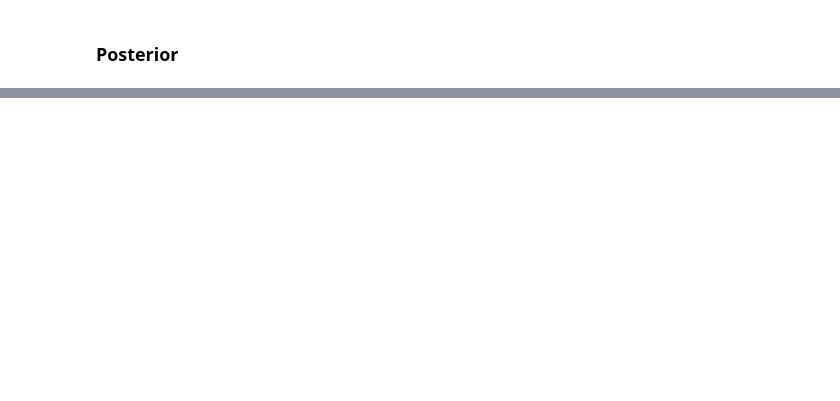
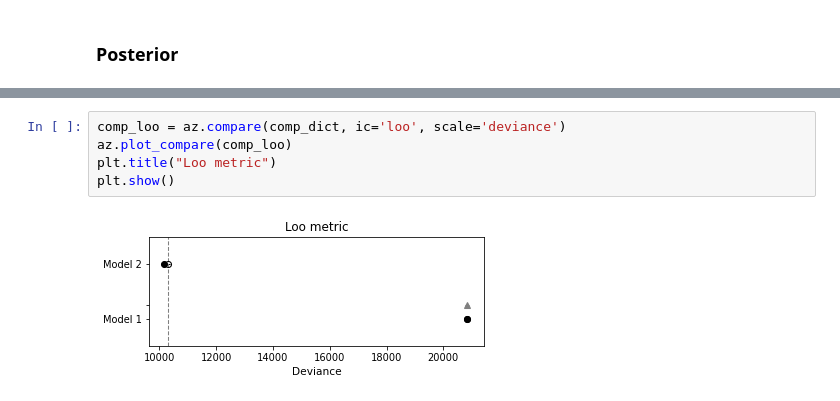
Before and after one commit to Mazart23/NBA_data_analytics, a Jupyter notebook: main.ipynb, the cells around one changed output, grey strips where cells are left out. Saved outputs shown, nothing was run; the diff lists cells and outputs as text; blank space fills up the shorter version.

```diff
--- a/main.ipynb
+++ b/main.ipynb
@@ -527,0 +455,7 @@ See http://arxiv.org/abs/1507.04544 for details
+# %%
+comp_loo = az.compare(comp_dict, ic='loo', scale='deviance')
+az.plot_compare(comp_loo)
+plt.title("Loo metric")
+plt.show()
+# %% [output]
+[figure, added]
```
Also changed, not shown: parts of 30 cells of this notebook, 1 other file.
